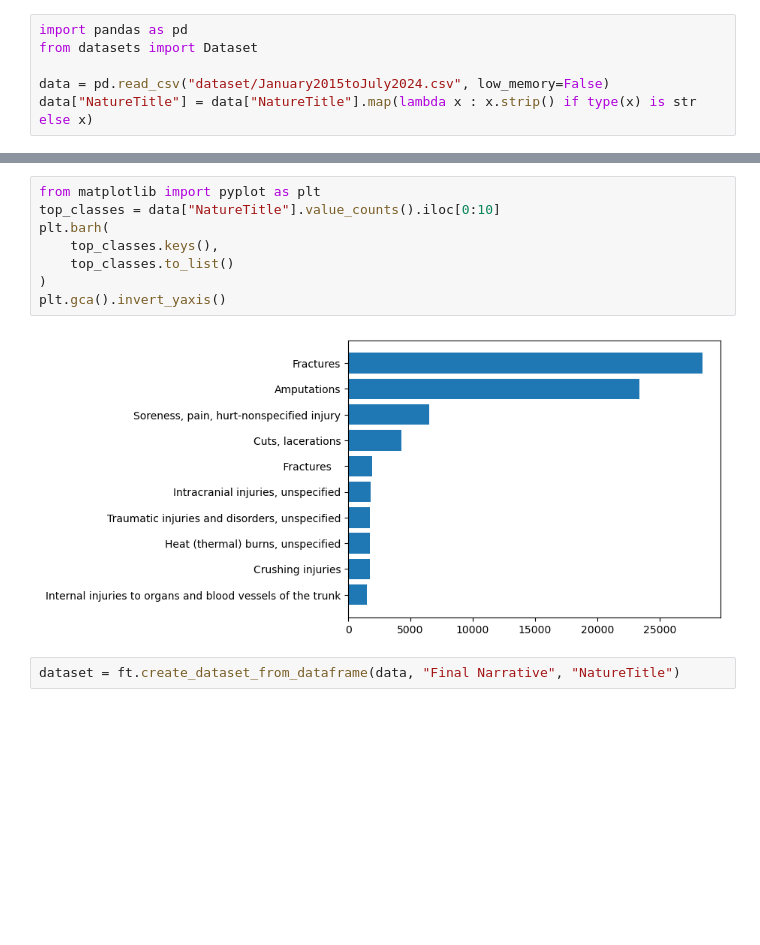
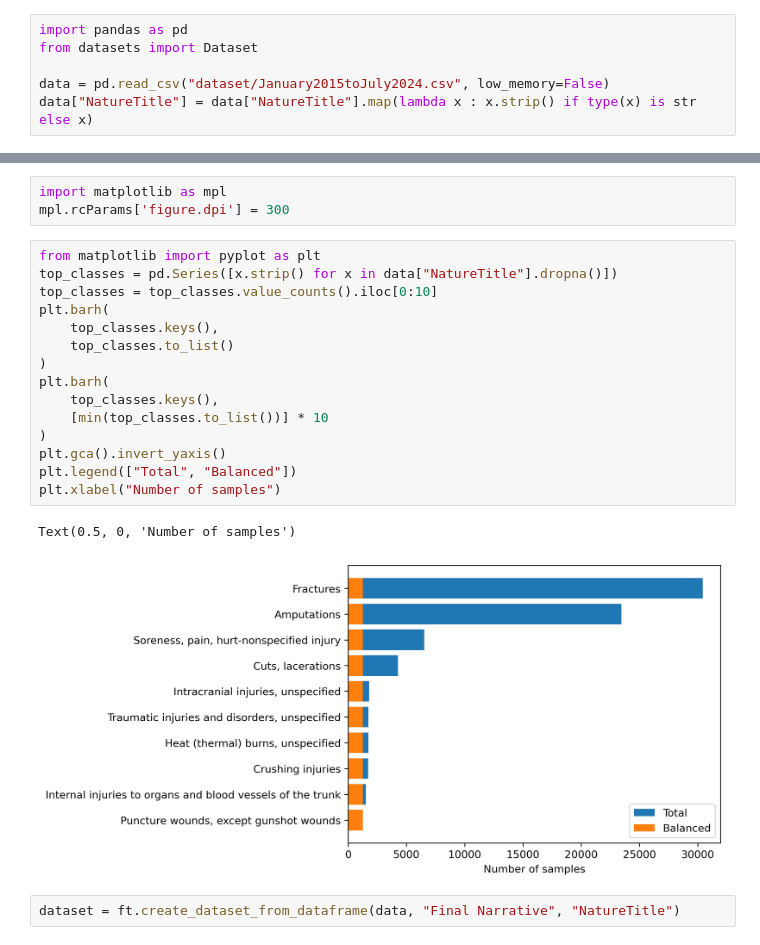
Before and after one commit to Alzter/silverpond-llm-finetuning, a Jupyter notebook: osha_injuries_test.ipynb, the cells around one changed output, grey strips where cells are left out. Cells and saved outputs as stored; diff of their text form; blank space fills up the shorter version.

Commit message:
OSHA data analysis

```diff
--- a/osha_injuries_test.ipynb
+++ b/osha_injuries_test.ipynb
@@ -13,13 +38,24 @@ data["NatureTitle"] = data["NatureTitle"].map(lambda x : x.strip() if type(x) is
+# %%
+import matplotlib as mpl
+mpl.rcParams['figure.dpi'] = 300
 # %%
 from matplotlib import pyplot as plt
-top_classes = data["NatureTitle"].value_counts().iloc[0:10]
+top_classes = pd.Series([x.strip() for x in data["NatureTitle"].dropna()])
+top_classes = top_classes.value_counts().iloc[0:10]
 plt.barh(
     top_classes.keys(),
     top_classes.to_list()
 )
+plt.barh(
+    top_classes.keys(),
+    [min(top_classes.to_list())] * 10
+)
 plt.gca().invert_yaxis()
+plt.legend(["Total", "Balanced"])
+plt.xlabel("Number of samples")
 # %% [output]
+Text(0.5, 0, 'Number of samples')
-[figure, old version]
+[figure, new version]
 # %%
 dataset = ft.create_dataset_from_dataframe(data, "Final Narrative", "NatureTitle")
 # %%
```
Also changed, not shown: parts of 2 cells of this notebook.
